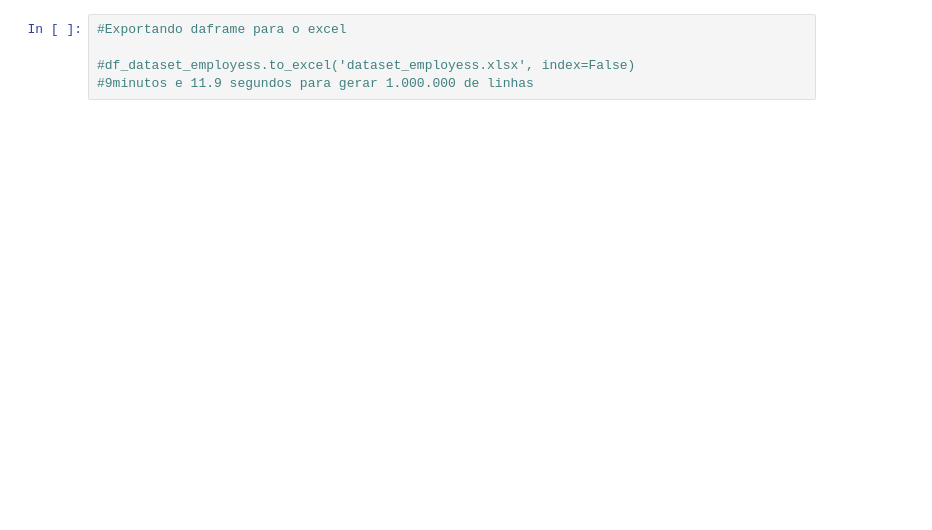
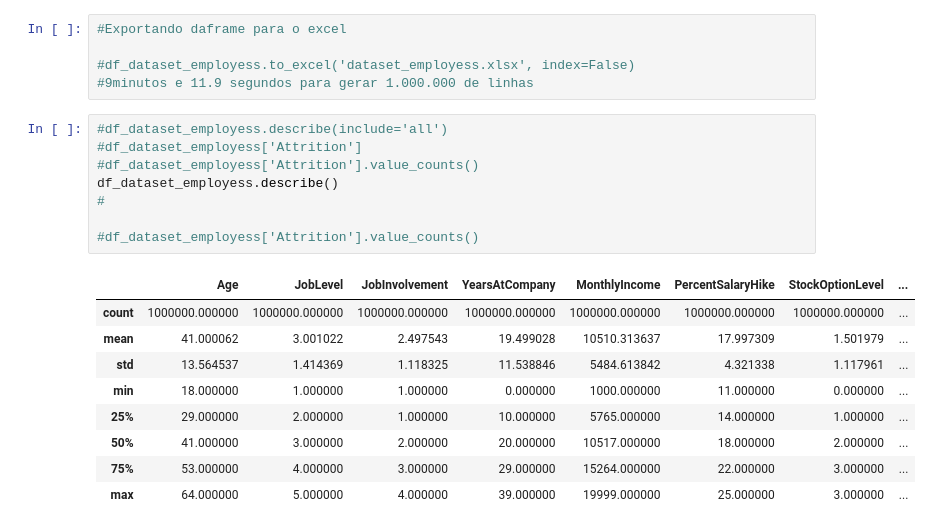
Before and after one commit to FabioFumioWada/Mackenzie_DSEG_2025_G_BFST, a Jupyter notebook: draft_trabalho_final.ipynb, the cells around one changed output. Drawn from its saved outputs; the diff is of its cells as text; blank space fills up the shorter version.

```diff
--- a/draft_trabalho_final.ipynb
+++ b/draft_trabalho_final.ipynb
@@ -77,3 +413,21 @@ df_dataset_employess = pd.DataFrame(v_employes_data)
 
 #df_dataset_employess.to_excel('dataset_employess.xlsx', index=False)
 #9minutos e 11.9 segundos para gerar 1.000.000 de linhas
+# %%
+#df_dataset_employess.describe(include='all')
+#df_dataset_employess['Attrition']
+#df_dataset_employess['Attrition'].value_counts()
+df_dataset_employess.describe()
+#
+
+#df_dataset_employess['Attrition'].value_counts()
+# %% [output]
+|  | Age | JobLevel | JobInvolvement | YearsAtCompany | MonthlyIncome | PercentSalaryHike | StockOptionLevel | ... |
+| count | 1000000.000000 | 1000000.000000 | 1000000.000000 | 1000000.000000 | 1000000.000000 | 1000000.000000 | 1000000.000000 | ... |
+| mean | 41.000062 | 3.001022 | 2.497543 | 19.499028 | 10510.313637 | 17.997309 | 1.501979 | ... |
+| std | 13.564537 | 1.414369 | 1.118325 | 11.538846 | 5484.613842 | 4.321338 | 1.117961 | ... |
+| min | 18.000000 | 1.000000 | 1.000000 | 0.000000 | 1000.000000 | 11.000000 | 0.000000 | ... |
+| 25% | 29.000000 | 2.000000 | 1.000000 | 10.000000 | 5765.000000 | 14.000000 | 1.000000 | ... |
+| 50% | 41.000000 | 3.000000 | 2.000000 | 20.000000 | 10517.000000 | 18.000000 | 2.000000 | ... |
+| 75% | 53.000000 | 4.000000 | 3.000000 | 29.000000 | 15264.000000 | 22.000000 | 3.000000 | ... |
+| max | 64.000000 | 5.000000 | 4.000000 | 39.000000 | 19999.000000 | 25.000000 | 3.000000 | ... |
```
Also changed, not shown: parts of 9 cells of this notebook, 5 other files.
